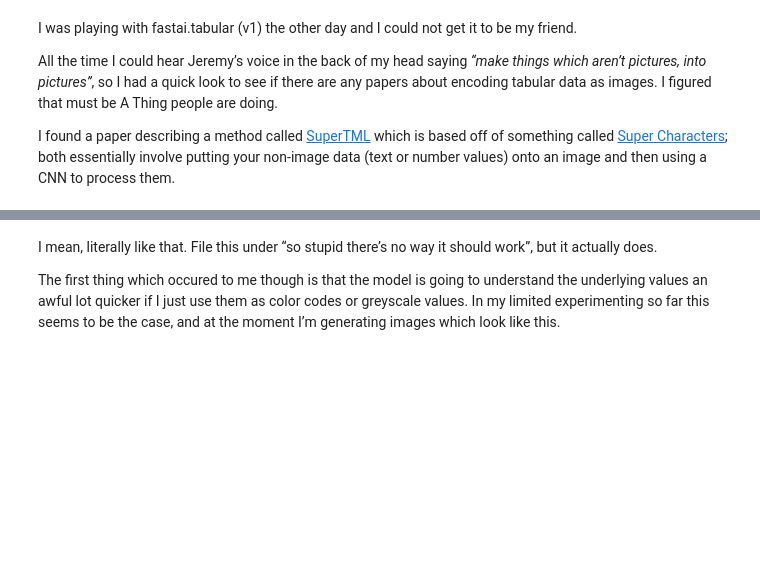
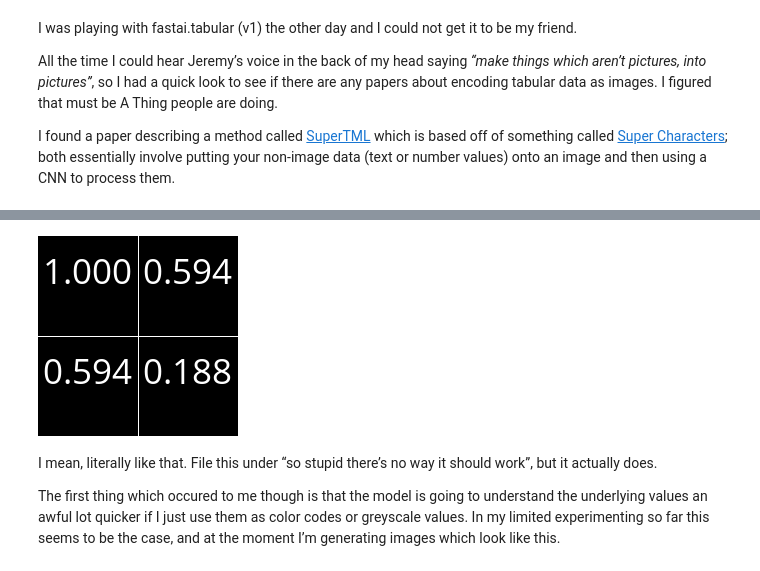
Before and after one commit to joedockrill/blog, a Jupyter notebook: _notebooks/2020-07-25-Encoding-tabular-data-as-images.ipynb, the cells around one changed output, grey strips where cells are left out. Drawn from its saved outputs; the diff is of its cells as text; code cells hidden in the pictures; blank space fills up the shorter version.

```diff
--- a/_notebooks/2020-07-25-Encoding-tabular-data-as-images.ipynb
+++ b/_notebooks/2020-07-25-Encoding-tabular-data-as-images.ipynb
@@ -30,5 +30,5 @@ All the time I could hear Jeremy’s voice in the back of my head saying *“mak
 I found a paper describing a method called [SuperTML](https://arxiv.org/abs/1903.06246) which is based off of something called [Super Characters](https://www.aclweb.org/anthology/W18-6245/); both essentially involve putting your non-image data (text or number values) onto an image and then using a CNN to process them.
 # %%
 #hide_input
-blog_image("supertml.png")
+local_image("supertml.png")
 # %% [output]
@@ -36,3 +35,4 @@ blog_image("supertml.png")
+[figure, added]
 # %% [markdown]
 I mean, literally like that. File this under “so stupid there’s no way it should work”, but it actually does.
 
```
Also changed, not shown: parts of 4 cells of this notebook.
